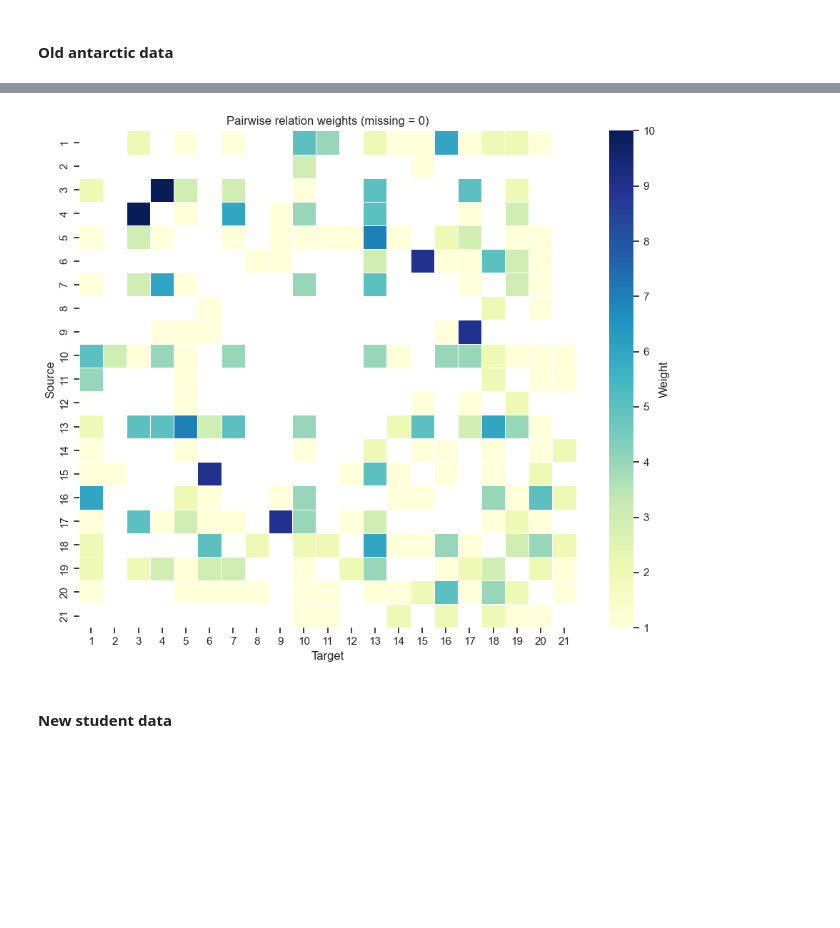
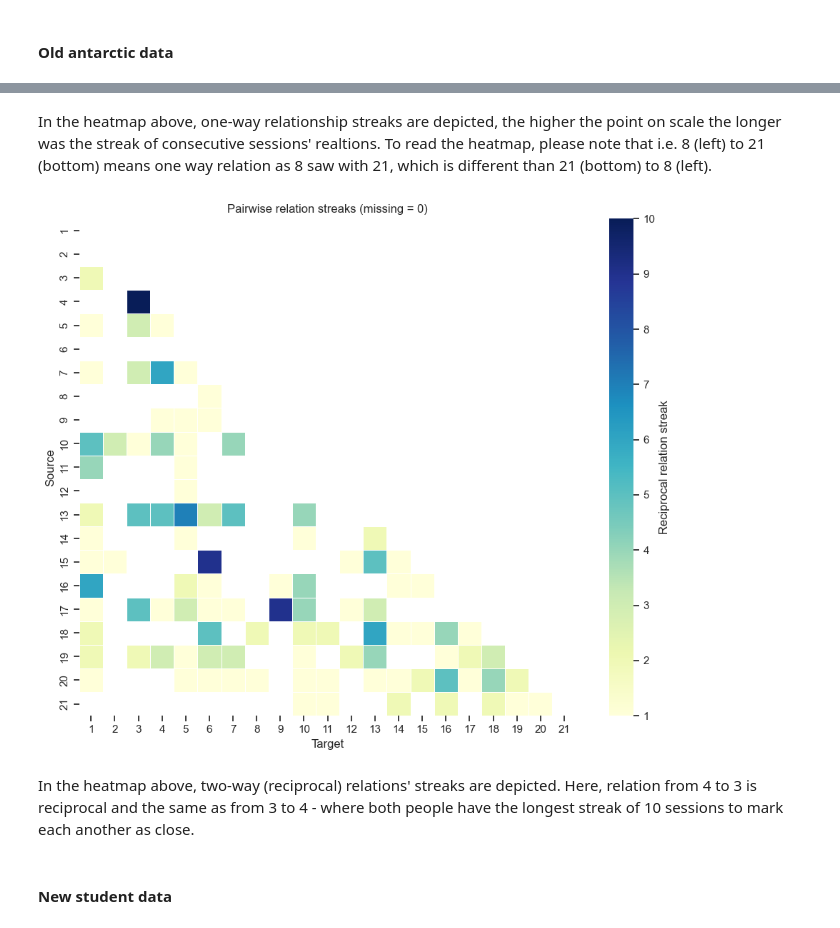
Before and after one commit to marcindahlen/Antarctica_research_2020, a Jupyter notebook: notebook.ipynb, the cells around one changed output, grey strips where cells are left out. Cells and saved outputs as stored; diff of their text form; code cells hidden in the pictures; blank space fills up the shorter version.

Commit message:
added relations heatmaps

```diff
--- a/notebook.ipynb
+++ b/notebook.ipynb
@@ -692,3 +693,30 @@ for person in antarctic_lasting_relationships.keys():
         if person not in antarctic_relationships_streaks:
             antarctic_relationships_streaks[person] = {}
         antarctic_relationships_streaks[person][other] = longest_consecutive_streak(antarctic_lasting_relationships[person][other])
+# %%
+nodes = sorted(
+    set(antarctic_relationships_streaks.keys()).union(
+        *[d.keys() for d in antarctic_relationships_streaks.values()]
+    )
+)
+
+df = pandas.DataFrame(0, index=nodes, columns=nodes, dtype=int)
+for src, targets in antarctic_relationships_streaks.items():
+    for dst, w in targets.items():
+        df.at[src, dst] = w
+
+clear_mask = df == 0
+
+matplotlib.pyplot.figure(figsize=(10, 8))
+seaborn.heatmap(df,
+            cmap="YlGnBu",
+            mask=clear_mask,
+            linewidths=.4,
+            square=True,
+            cbar_kws={"label": "Relation streak"},
+            annot=False)
+matplotlib.pyplot.title("Relation streaks (missing = 0)")
+matplotlib.pyplot.xlabel(" ")
+matplotlib.pyplot.ylabel(" ")
+matplotlib.pyplot.tight_layout()
+matplotlib.pyplot.show()
@@ -695,3 +725,6 @@ for person in antarctic_lasting_relationships.keys():
+# %% [markdown]
+In the heatmap above, one-way relationship streaks are depicted, the higher the point on scale the longer was the streak of consecutive sessions' realtions.
+To read the heatmap, please note that i.e. 8 (left) to 21 (bottom) means one way relation as 8 saw with 21, which is different than 21 (bottom) to 8 (left).
 # %%
 antarctic_reciprocal_relations_streaks = {}
 
@@ -703,30 +736,36 @@ for person in antarctic_reciprocal_relations.keys():
 # %%
 nodes = sorted(
     set(antarctic_reciprocal_relations_streaks.keys()).union(
         *[d.keys() for d in antarctic_reciprocal_relations_streaks.values()]
     )
 )
 
 df = pandas.DataFrame(0, index=nodes, columns=nodes, dtype=int)
 for src, targets in antarctic_reciprocal_relations_streaks.items():
     for dst, w in targets.items():
         df.at[src, dst] = w
 
-mask = df == 0
+clear_mask = df == 0
+diag_mask    = numpy.triu(numpy.ones_like(df, dtype=bool), k=1)
+# diag_mask  = numpy.tril(numpy.ones_like(df, dtype=bool), k=-1)
+mask = clear_mask | diag_mask
+
 matplotlib.pyplot.figure(figsize=(10, 8))
 seaborn.heatmap(df,
             cmap="YlGnBu",
             mask=mask,
             linewidths=.4,
             square=True,
-            cbar_kws={"label": "Weight"},
+            cbar_kws={"label": "Reciprocal relation streak"},
             annot=False)
-matplotlib.pyplot.title("Pairwise relation weights (missing = 0)")
+matplotlib.pyplot.title("Pairwise relation streaks (missing = 0)")
 matplotlib.pyplot.xlabel("Target")
 matplotlib.pyplot.ylabel("Source")
 matplotlib.pyplot.tight_layout()
 matplotlib.pyplot.show()
 # %% [output]
-[figure, old version]
+[figure, new version]
+# %% [markdown]
+In the heatmap above, two-way (reciprocal) relations' streaks are depicted. Here, relation from 4 to 3 is reciprocal and the same as from 3 to 4 - where both people have the longest streak of 10 sessions to mark each another as close.
 # %% [markdown]
 #### New student data
```
Also changed, not shown: parts of 8 cells of this notebook.
